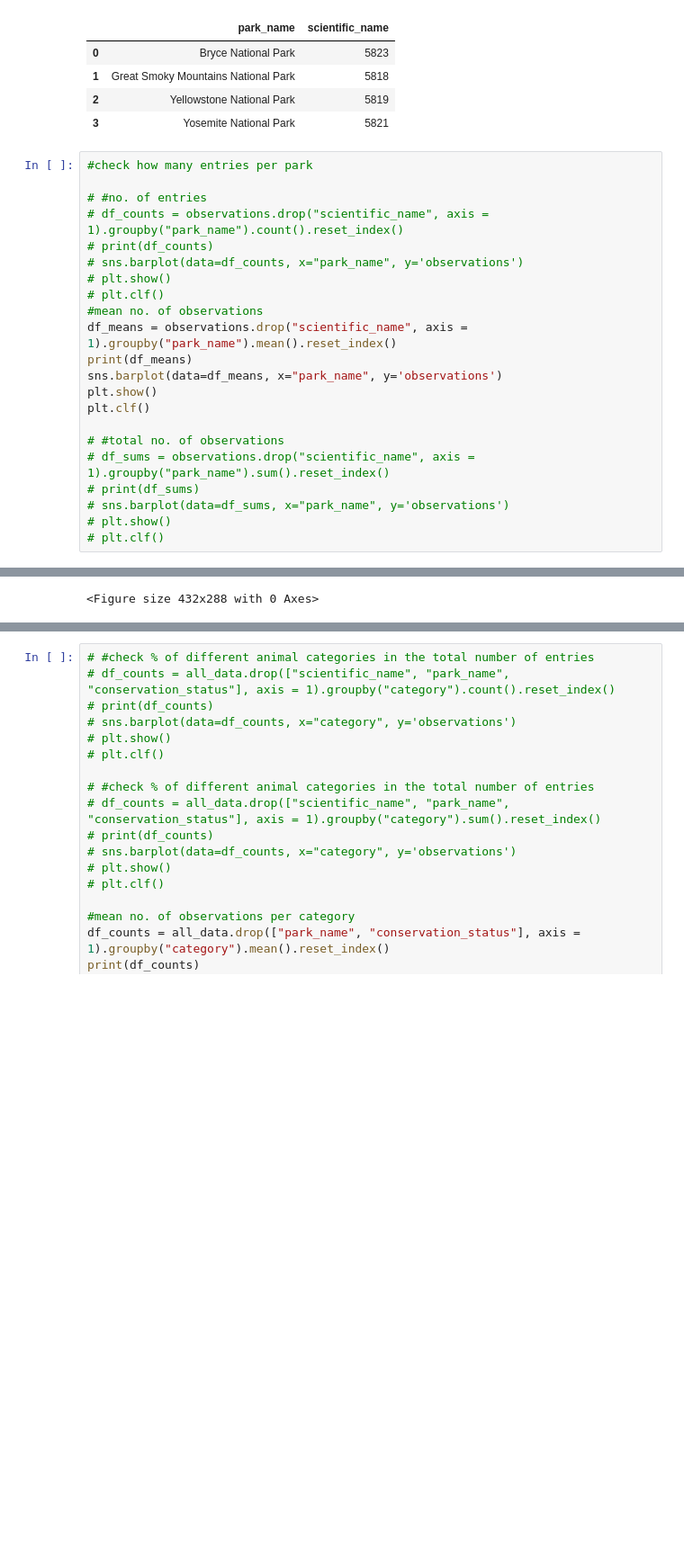
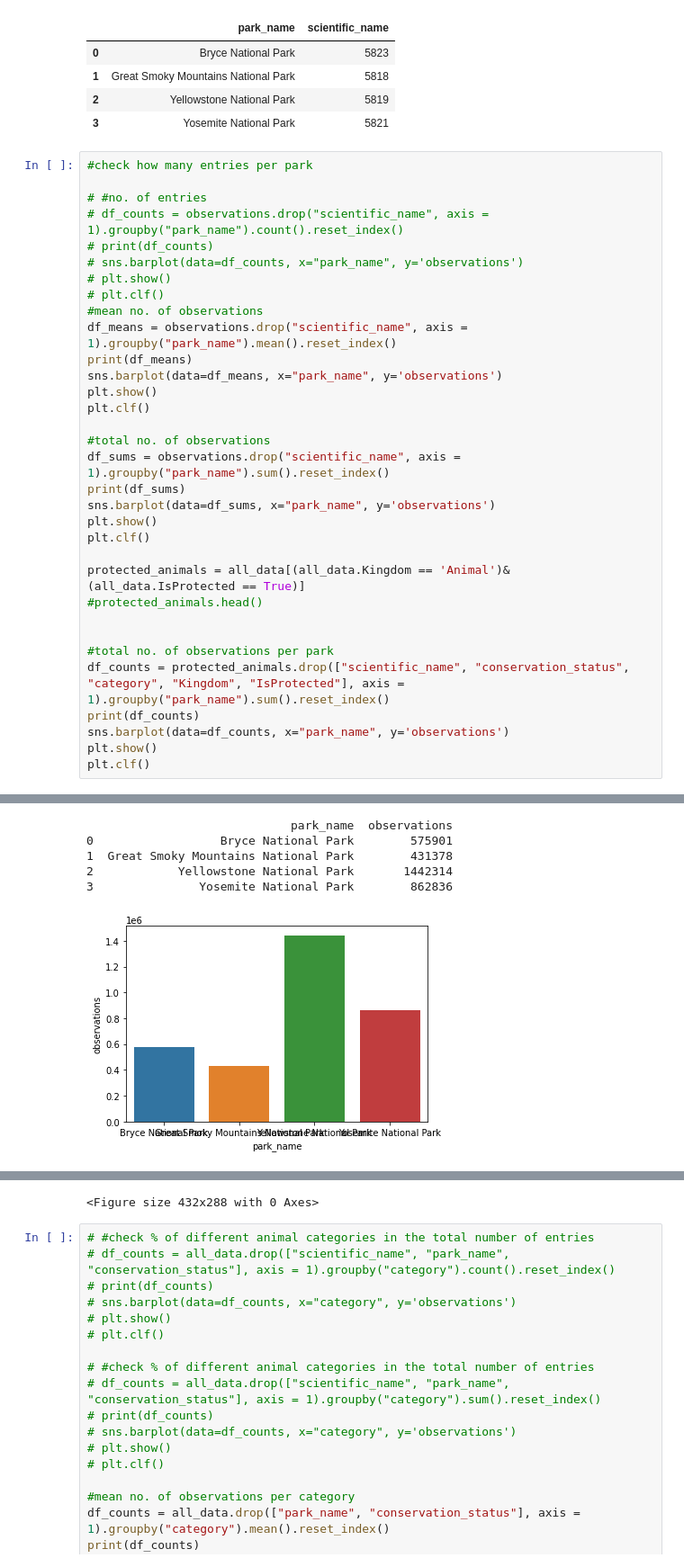
Before and after one commit to R0go/BioDiversity, a Jupyter notebook: biodiversity.ipynb, the cells around one changed output, grey strips where cells are left out. Shown at 90% size. Cells and saved outputs as stored; diff of their text form; blank space fills up the shorter version.

Commit message:
Added statistics for protected animals in parks

```diff
--- a/biodiversity.ipynb
+++ b/biodiversity.ipynb
@@ -394,30 +394,46 @@ species_per_park_ob
 # %%
 #check how many entries per park
 
 # #no. of entries
 # df_counts = observations.drop("scientific_name", axis = 1).groupby("park_name").count().reset_index()
 # print(df_counts)
 # sns.barplot(data=df_counts, x="park_name", y='observations')
 # plt.show()
 # plt.clf()
 #mean no. of observations
 df_means = observations.drop("scientific_name", axis = 1).groupby("park_name").mean().reset_index()
 print(df_means)
 sns.barplot(data=df_means, x="park_name", y='observations')
 plt.show()
 plt.clf()
 
-# #total no. of observations
-# df_sums = observations.drop("scientific_name", axis = 1).groupby("park_name").sum().reset_index()
-# print(df_sums)
-# sns.barplot(data=df_sums, x="park_name", y='observations')
-# plt.show()
-# plt.clf()
+#total no. of observations
+df_sums = observations.drop("scientific_name", axis = 1).groupby("park_name").sum().reset_index()
+print(df_sums)
+sns.barplot(data=df_sums, x="park_name", y='observations')
+plt.show()
+plt.clf()
+
+protected_animals = all_data[(all_data.Kingdom == 'Animal')&(all_data.IsProtected == True)]
+#protected_animals.head()
+
+
+#total no. of observations per park
+df_counts = protected_animals.drop(["scientific_name", "conservation_status", "category", "Kingdom", "IsProtected"], axis = 1).groupby("park_name").sum().reset_index()
+print(df_counts)
+sns.barplot(data=df_counts, x="park_name", y='observations')
+plt.show()
+plt.clf()
 # %% [output]
                              park_name  observations
 0                  Bryce National Park     98.901082
 1  Great Smoky Mountains National Park     74.145411
 2            Yellowstone National Park    247.862863
 3               Yosemite National Park    148.228139
 [figure]
-<Figure size 432x288 with 0 Axes>
+                             park_name  observations
+0                  Bryce National Park        575901
+1  Great Smoky Mountains National Park        431378
+2            Yellowstone National Park       1442314
+3               Yosemite National Park        862836
+[figure, added]
@@ -424,3 +446,4 @@ plt.clf()
+<Figure size 432x288 with 0 Axes>
 # %%
 # #check % of different animal categories in the total number of entries
 # df_counts = all_data.drop(["scientific_name", "park_name", "conservation_status"], axis = 1).groupby("category").count().reset_index()
```
Also changed, not shown: parts of 3 cells of this notebook.
